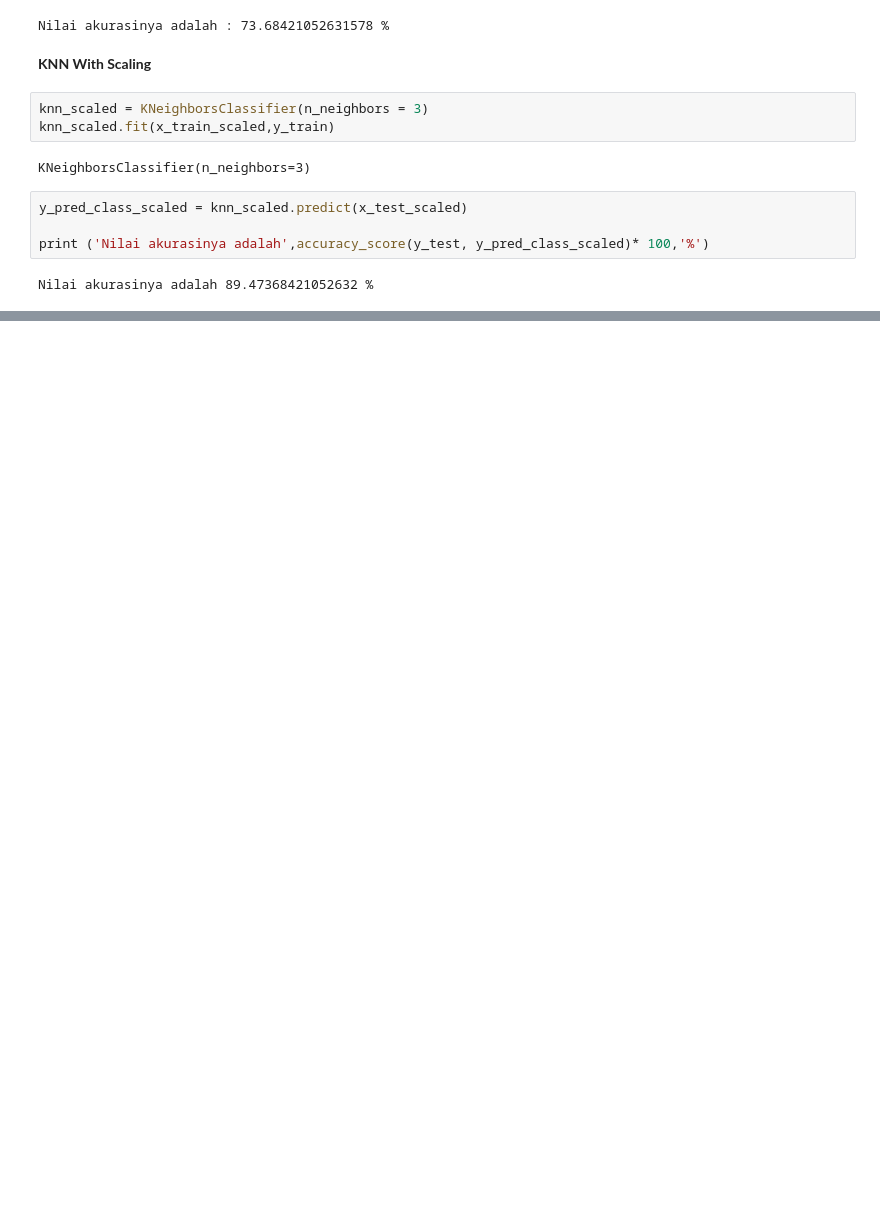
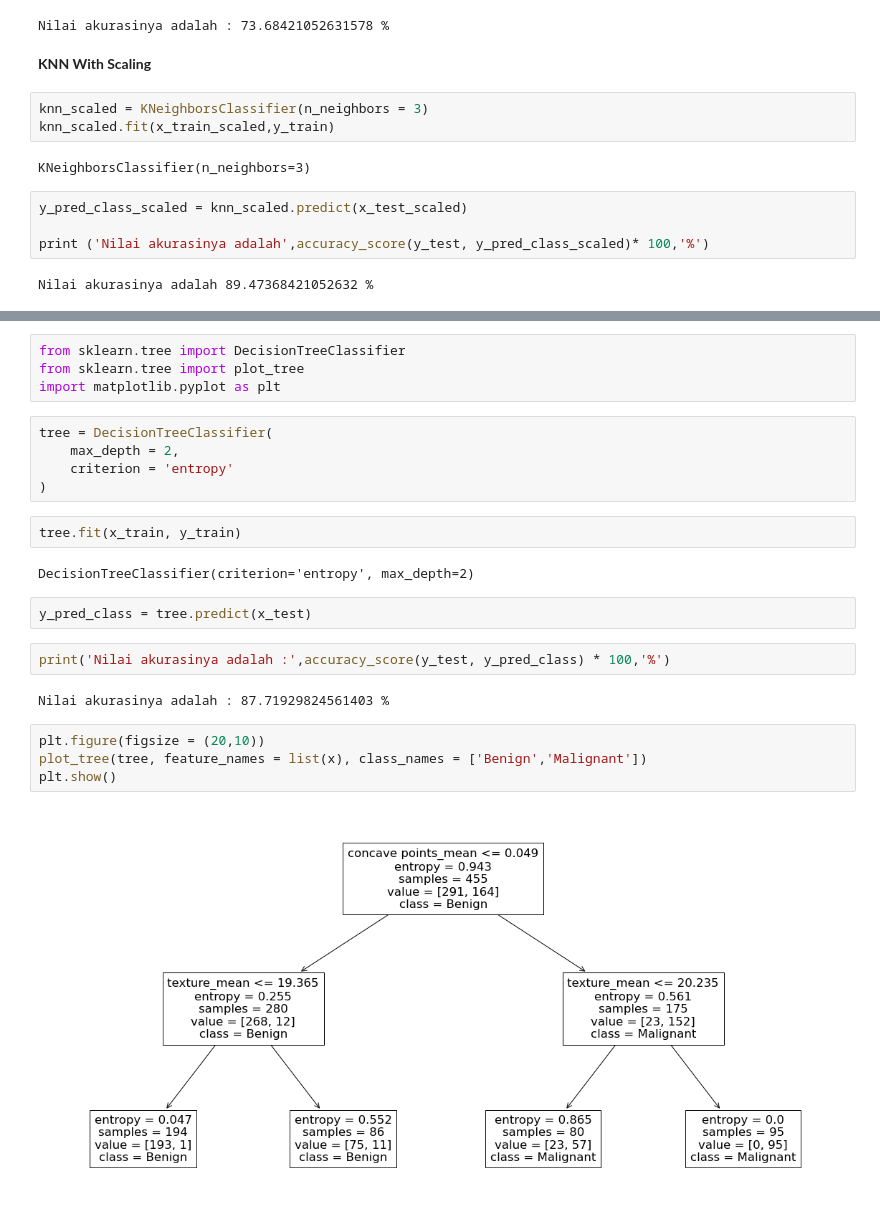
Before and after one commit to novaldibp/Classification-for-Breast-Cancer, a Jupyter notebook: Exercise_Classification.ipynb, the cells around one changed output, grey strips where cells are left out. Cells and saved outputs as stored; diff of their text form; blank space fills up the shorter version.

```diff
--- a/Exercise_Classification.ipynb
+++ b/Exercise_Classification.ipynb
@@ -280,0 +283,25 @@ Nilai akurasinya adalah 89.47368421052632 %
+# %%
+from sklearn.tree import DecisionTreeClassifier
+from sklearn.tree import plot_tree
+import matplotlib.pyplot as plt
+# %%
+tree = DecisionTreeClassifier(
+    max_depth = 2,
+    criterion = 'entropy'
+)
+# %%
+tree.fit(x_train, y_train)
+# %% [output]
+DecisionTreeClassifier(criterion='entropy', max_depth=2)
+# %%
+y_pred_class = tree.predict(x_test)
+# %%
+print('Nilai akurasinya adalah :',accuracy_score(y_test, y_pred_class) * 100,'%')
+# %% [output]
+Nilai akurasinya adalah : 87.71929824561403 %
+# %%
+plt.figure(figsize = (20,10))
+plot_tree(tree, feature_names = list(x), class_names = ['Benign','Malignant'])
+plt.show()
+# %% [output]
+[figure, added]
```
Also changed, not shown: parts of 3 cells of this notebook.
